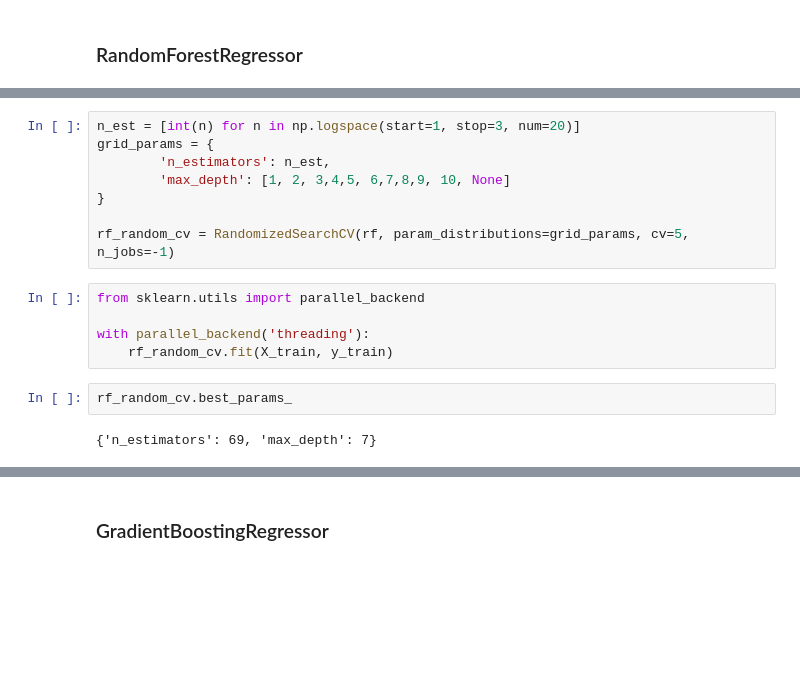
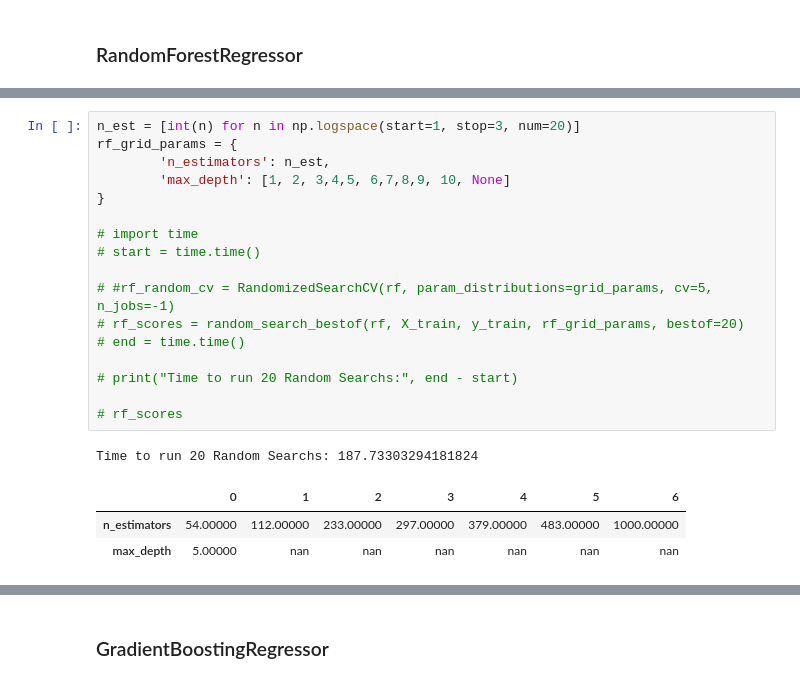
Before and after one commit to JessicaELewis/Pet-Adoptions, a Jupyter notebook: Step 4 - Preprocessing & Training Dogs.ipynb, the cells around one changed output, grey strips where cells are left out. Saved outputs shown, nothing was run; the diff lists cells and outputs as text; blank space fills up the shorter version.

```diff
--- a/Step 4 - Preprocessing & Training Dogs.ipynb
+++ b/Step 4 - Preprocessing & Training Dogs.ipynb
@@ -167,17 +181,22 @@ RMSE :  1.019257
 # %%
 n_est = [int(n) for n in np.logspace(start=1, stop=3, num=20)]
-grid_params = {
+rf_grid_params = {
         'n_estimators': n_est,
         'max_depth': [1, 2, 3,4,5, 6,7,8,9, 10, None]
 }
 
-rf_random_cv = RandomizedSearchCV(rf, param_distributions=grid_params, cv=5, n_jobs=-1)
+# import time
+# start = time.time()
+
+# #rf_random_cv = RandomizedSearchCV(rf, param_distributions=grid_params, cv=5, n_jobs=-1)
+# rf_scores = random_search_bestof(rf, X_train, y_train, rf_grid_params, bestof=20)
+# end = time.time()
+
+# print("Time to run 20 Random Searchs:", end - start)
+
+# rf_scores
+# %% [output]
+Time to run 20 Random Searchs: 187.73303294181824
+|  | 0 | 1 | 2 | 3 | 4 | 5 | 6 |
+| n_estimators | 54.00000 | 112.00000 | 233.00000 | 297.00000 | 379.00000 | 483.00000 | 1000.00000 |
+| max_depth | 5.00000 | nan | nan | nan | nan | nan | nan |
-# %%
-from sklearn.utils import parallel_backend
-
-with parallel_backend('threading'):
-    rf_random_cv.fit(X_train, y_train)
-# %%
-rf_random_cv.best_params_
-# %% [output]
-{'n_estimators': 69, 'max_depth': 7}
```
Also changed, not shown: parts of 58 cells of this notebook, 1 other file.
